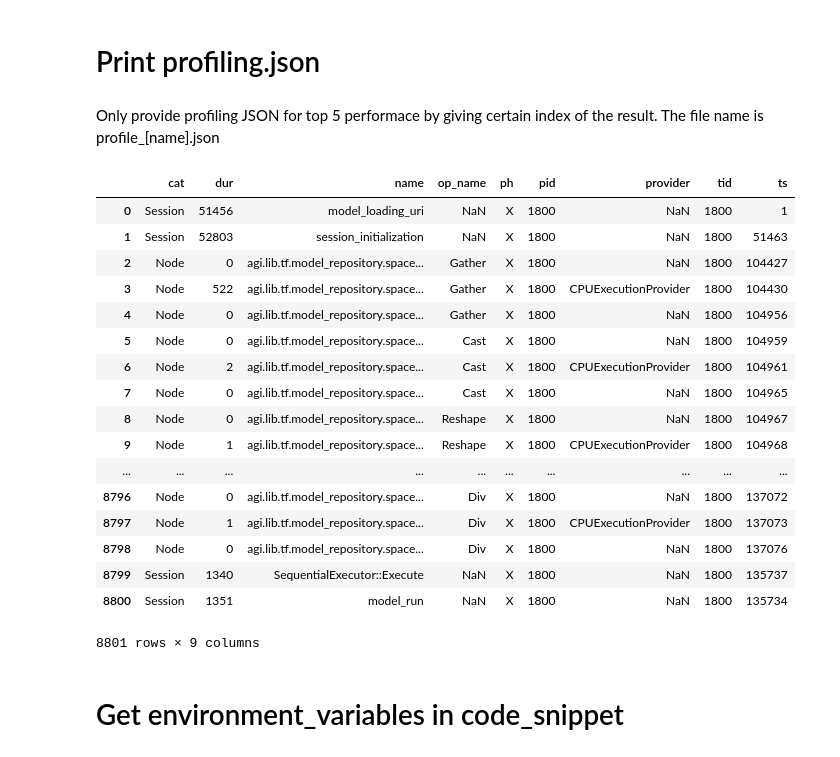
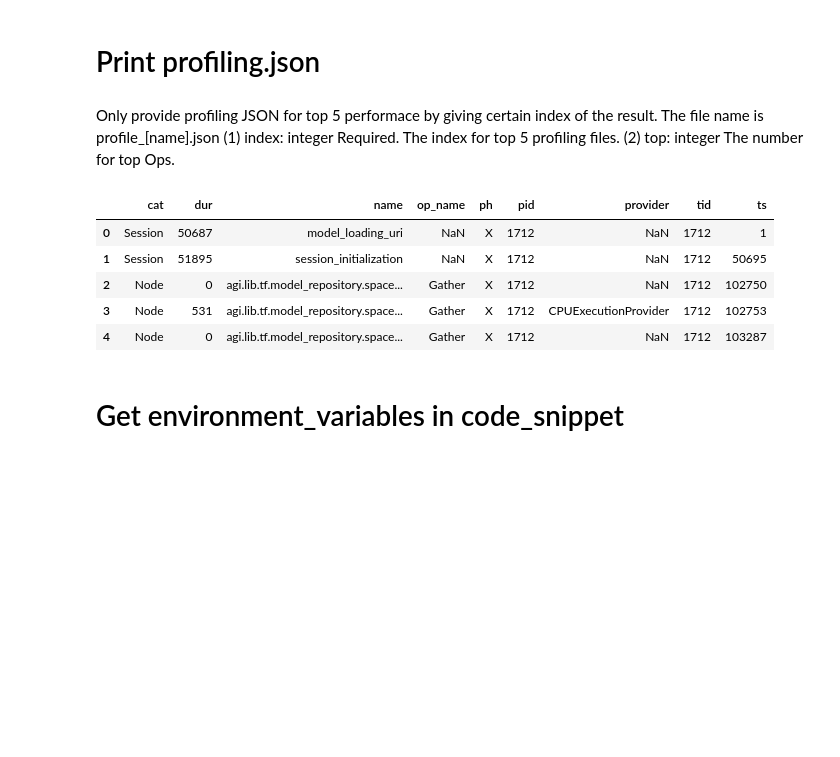
Before and after one commit to microsoft/Olive, a Jupyter notebook: notebook/onnx-pipeline.ipynb, the cells around one changed output. Saved outputs shown, nothing was run; the diff lists cells and outputs as text; code cells hidden in the pictures; blank space fills up the shorter version.

Commit message:
sort JSON for result and top profiling.

```diff
--- a/notebook/onnx-pipeline.ipynb
+++ b/notebook/onnx-pipeline.ipynb
@@ -334,27 +334,19 @@ r.prints()
 # Print profiling.json
 # %% [markdown]
 Only provide profiling JSON for top 5 performace by giving certain index of the result. The file name is profile_[name].json
+(1) index: integer
+    Required. The index for top 5 profiling files.
+(2) top: integer
+    The number for top Ops.
 # %%
-r.print_profiling(4)
+r.print_profiling(index=4, top=5)
 # %% [output]
 |  | cat | dur | name | op_name | ph | pid | provider | tid | ts |
-| 0 | Session | 51456 | model_loading_uri | NaN | X | 1800 | NaN | 1800 | 1 |
-| 1 | Session | 52803 | session_initialization | NaN | X | 1800 | NaN | 1800 | 51463 |
-| 2 | Node | 0 | agi.lib.tf.model_repository.space... | Gather | X | 1800 | NaN | 1800 | 104427 |
-| 3 | Node | 522 | agi.lib.tf.model_repository.space... | Gather | X | 1800 | CPUExecutionProvider | 1800 | 104430 |
-| 4 | Node | 0 | agi.lib.tf.model_repository.space... | Gather | X | 1800 | NaN | 1800 | 104956 |
-| 5 | Node | 0 | agi.lib.tf.model_repository.space... | Cast | X | 1800 | NaN | 1800 | 104959 |
-| 6 | Node | 2 | agi.lib.tf.model_repository.space... | Cast | X | 1800 | CPUExecutionProvider | 1800 | 104961 |
-| 7 | Node | 0 | agi.lib.tf.model_repository.space... | Cast | X | 1800 | NaN | 1800 | 104965 |
-| 8 | Node | 0 | agi.lib.tf.model_repository.space... | Reshape | X | 1800 | NaN | 1800 | 104967 |
-| 9 | Node | 1 | agi.lib.tf.model_repository.space... | Reshape | X | 1800 | CPUExecutionProvider | 1800 | 104968 |
-| ... | ... | ... | ... | ... | ... | ... | ... | ... | ... |
-| 8796 | Node | 0 | agi.lib.tf.model_repository.space... | Div | X | 1800 | NaN | 1800 | 137072 |
-| 8797 | Node | 1 | agi.lib.tf.model_repository.space... | Div | X | 1800 | CPUExecutionProvider | 1800 | 137073 |
-| 8798 | Node | 0 | agi.lib.tf.model_repository.space... | Div | X | 1800 | NaN | 1800 | 137076 |
-| 8799 | Session | 1340 | SequentialExecutor::Execute | NaN | X | 1800 | NaN | 1800 | 135737 |
-| 8800 | Session | 1351 | model_run | NaN | X | 1800 | NaN | 1800 | 135734 |
+| 0 | Session | 50687 | model_loading_uri | NaN | X | 1712 | NaN | 1712 | 1 |
+| 1 | Session | 51895 | session_initialization | NaN | X | 1712 | NaN | 1712 | 50695 |
+| 2 | Node | 0 | agi.lib.tf.model_repository.space... | Gather | X | 1712 | NaN | 1712 | 102750 |
+| 3 | Node | 531 | agi.lib.tf.model_repository.space... | Gather | X | 1712 | CPUExecutionProvider | 1712 | 102753 |
+| 4 | Node | 0 | agi.lib.tf.model_repository.space... | Gather | X | 1712 | NaN | 1712 | 103287 |
-8801 rows × 9 columns
 # %% [markdown]
 # Get environment_variables in code_snippet
 # %% [markdown]
```
Also changed, not shown: parts of 7 cells of this notebook, 1 other file.
